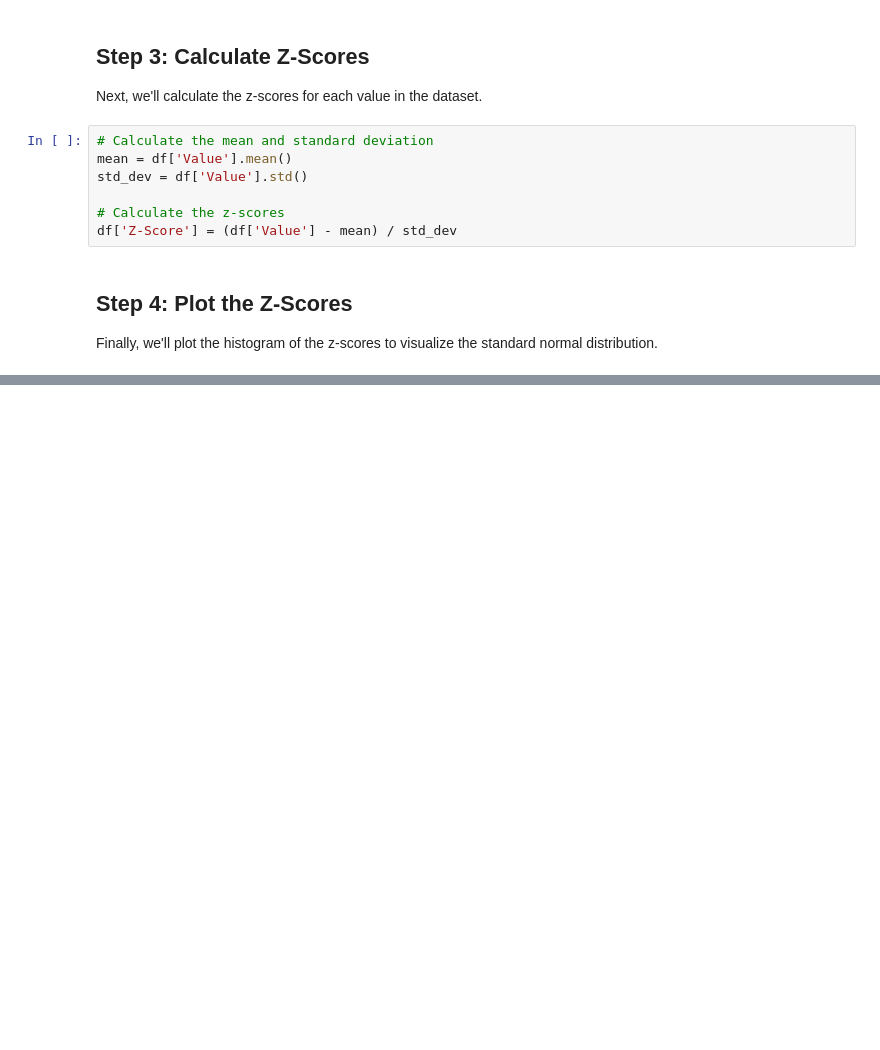
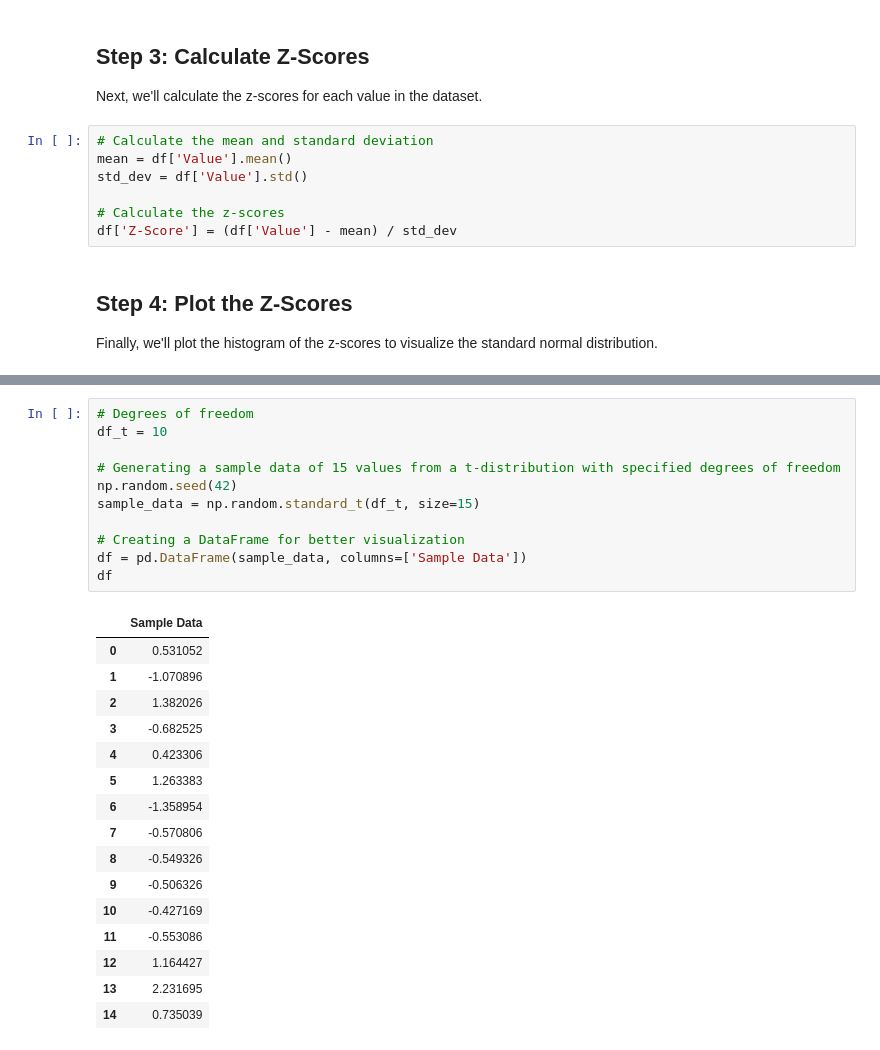
Before and after one commit to Sara9595/Kaggle, a Jupyter notebook: bernoulli-and-binomial-distribution.ipynb, the cells around one changed output, grey strips where cells are left out. Saved outputs shown, nothing was run; the diff lists cells and outputs as text; blank space fills up the shorter version.

```diff
--- a/bernoulli-and-binomial-distribution.ipynb
+++ b/bernoulli-and-binomial-distribution.ipynb
@@ -304,0 +322,28 @@ plt.show()
+# %%
+# Degrees of freedom
+df_t = 10
+
+# Generating a sample data of 15 values from a t-distribution with specified degrees of freedom
+np.random.seed(42)
+sample_data = np.random.standard_t(df_t, size=15)
+
+# Creating a DataFrame for better visualization
+df = pd.DataFrame(sample_data, columns=['Sample Data'])
+df
+# %% [output]
+|  | Sample Data |
+| 0 | 0.531052 |
+| 1 | -1.070896 |
+| 2 | 1.382026 |
+| 3 | -0.682525 |
+| 4 | 0.423306 |
+| 5 | 1.263383 |
+| 6 | -1.358954 |
+| 7 | -0.570806 |
+| 8 | -0.549326 |
+| 9 | -0.506326 |
+| 10 | -0.427169 |
+| 11 | -0.553086 |
+| 12 | 1.164427 |
+| 13 | 2.231695 |
+| 14 | 0.735039 |
```
Also changed, not shown: parts of 13 cells of this notebook.
